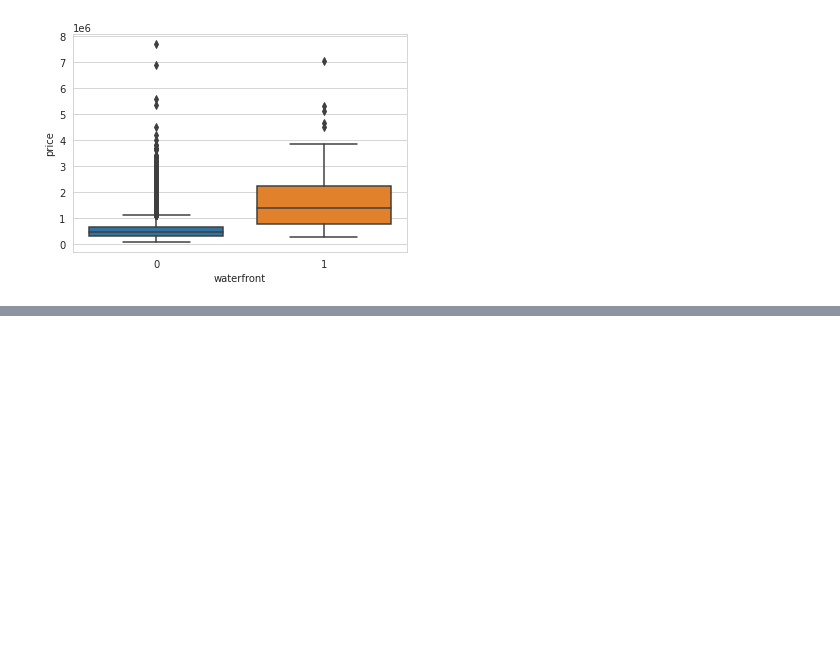
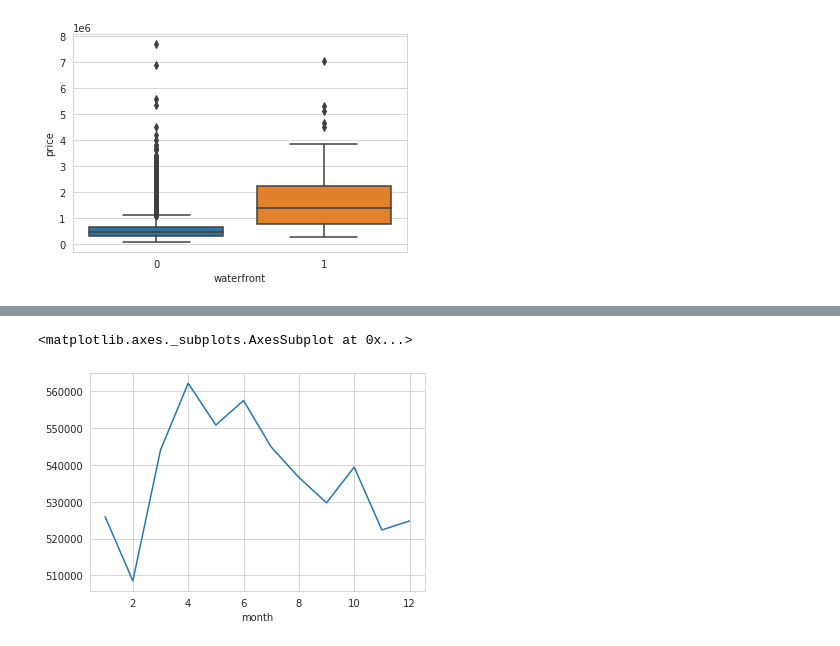
Before and after one commit to morphingdesign/tfExplore, a Jupyter notebook: TF_Process_Regression.ipynb, the cells around one changed output, grey strips where cells are left out. Drawn from its saved outputs; the diff is of its cells as text; code cells hidden in the pictures; blank space fills up the shorter version.

```diff
--- a/TF_Process_Regression.ipynb
+++ b/TF_Process_Regression.ipynb
@@ -186,0 +200,2 @@ sns.boxplot(x='waterfront', y='price', data=df)
+# %%
+df = df.drop('id', axis=1)
@@ -186,0 +219,3 @@ sns.boxplot(x='waterfront', y='price', data=df)
+# %%
+df['date'] = pd.to_datetime(df['date'])
+df['date']
@@ -186,0 +237,4 @@ sns.boxplot(x='waterfront', y='price', data=df)
+# %%
+df['year'] = df['date'].apply(lambda date: date.year)
+df['month'] = df['date'].apply(lambda date: date.month)
+df.head()
@@ -186,0 +248,5 @@ sns.boxplot(x='waterfront', y='price', data=df)
+# %%
+df.groupby('month').mean()['price'].plot()
+# %% [output]
+<matplotlib.axes._subplots.AxesSubplot at 0x...>
+[figure, added]
```
Also changed, not shown: parts of 14 cells of this notebook.
